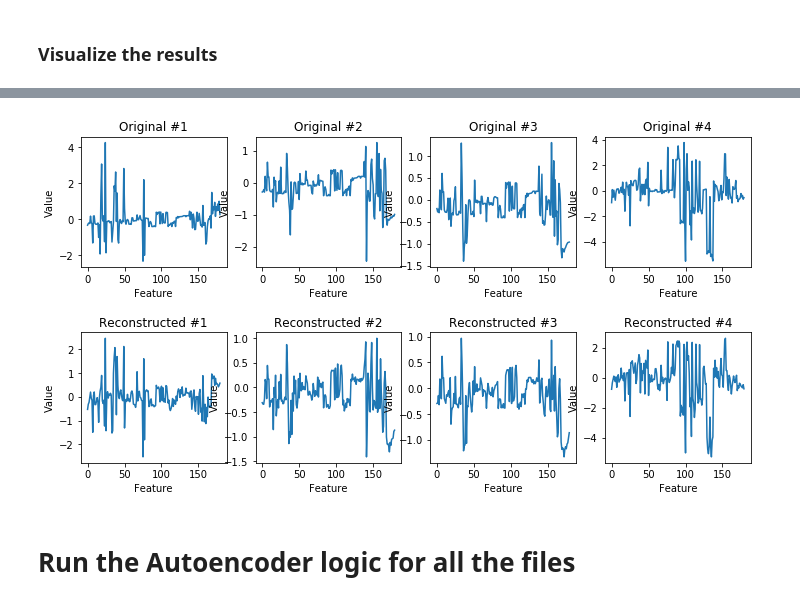
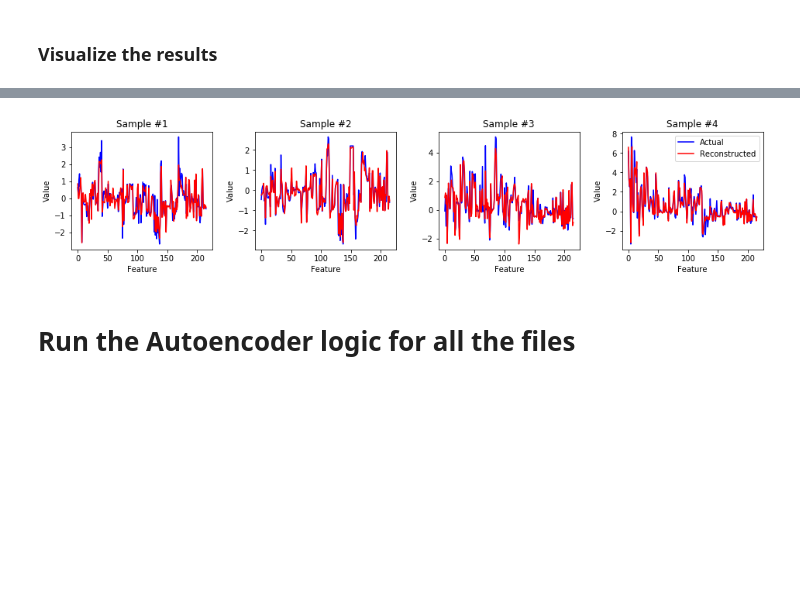
Before and after one commit to flejarza/ActGraph, a Jupyter notebook: autoencoders/extrasensory_AE_v2.ipynb, the cells around one changed output, grey strips where cells are left out. Cells and saved outputs as stored; diff of their text form; code cells hidden in the pictures; blank space fills up the shorter version.

```diff
--- a/autoencoders/extrasensory_AE_v2.ipynb
+++ b/autoencoders/extrasensory_AE_v2.ipynb
@@ -264,6 +302,6 @@ plt.figure(figsize = (13,6))
 plt.title('Normalized data')
 for i in range(4):
     ax = plt.subplot(1,4,i+1)
-    row_i = norm_sensor_data.iloc[i,:].to_numpy().reshape(12,15)
+    row_i = norm_sensor_data.iloc[i,:].to_numpy().reshape(9,24)
     plt.imshow(row_i)
 # %% [output]
@@ -446,9 +449,9 @@ device = torch.device("cuda" if torch.cuda.is_available() else "cpu")
 # %% [markdown]
 ### Define the input shape
 # %%
-input_shape = 180
-input_shape_s1 = 12
-input_shape_s2 = 15
+input_shape = 216
+input_shape_s1 = 9
+input_shape_s2 = 24
 # %% [markdown]
 ### Create an autoencoder instance
 # %%
@@ -536,12 +536,13 @@ epoch : 20/20, loss = 0.122029
 ### Visualize how loss changes with # of epochs for training data
 # %%
 fig = plt.figure()
-ax1 = fig.add_subplot(111)
 fig.tight_layout()
-ax1.plot(loss_results)
+plt.plot(loss_results)
 plt.xticks([x for x in range(20)])
 plt.xlabel("Number of Epochs")
 plt.ylabel("Average loss for the epoch")
-plt.title("Loss v. Epoch")
+# plt.title("Loss v. Epoch")
+plt.xticks(np.arange(0,41,5))
+plt.savefig('loss_per_epoch.png')
 plt.show()
 # %% [output]
@@ -568,7 +569,7 @@ torch.Size([20, 180])
 # %%
 with torch.no_grad():
     number = 4
-    plt.figure(figsize=(12, 6))
+    plt.figure(figsize=(15, 4))
     for index in range(number):
 
         # display original
@@ -584,4 +585,6 @@ with torch.no_grad():
         plt.title('Reconstructed #' + str(index + 1))
         ax.get_xaxis().set_visible(False)
         ax.get_yaxis().set_visible(False)
+
+plt.savefig('autoencoder_reconstruction')
 # %% [output]
@@ -589,30 +592,36 @@ with torch.no_grad():
 # %%
 t = [i for i in range(input_shape)]
 count = 0
 with torch.no_grad():
     number = 4
-    fig, axes = plt.subplots(2, number, figsize=(12, 6))
-    fig.subplots_adjust(left=None, bottom=None, right=None, top=None, wspace=None, hspace=0.5)
+    fig, axes = plt.subplots(1, number, figsize=(16, 7))
+    fig.subplots_adjust(left=None, bottom=None, right=None, top=None, wspace=0.3, hspace=0.5)
     for index in range(number):
         # display original
         ax = plt.subplot(2, number, index + 1)
         sensor_read = test_examples[index].numpy().reshape(input_shape, 1)
-        plt.title('Original #' + str(index + 1))
+        plt.title('Sample #' + str(index + 1))
         plt.xlabel('Feature')
         plt.ylabel('Value')
         plt.subplot(ax)
-        plt.plot(t, sensor_read, label = 'Actual')
+        plt.plot(t, sensor_read, color = 'b',  label = 'Actual')
 
-        # display reconstructed
-        ax2 = plt.subplot(2, number, index + 1 + number)
         sensor_read_rec = reconstruction[index].numpy().reshape(input_shape, 1)
-        plt.title('Reconstructed #' + str(index + 1))
-        plt.xlabel('Feature')
-        plt.ylabel('Value')
-        plt.subplot(ax2)
-        plt.plot(t, sensor_read_rec, label = 'Reconstructed');
+        plt.plot(t, sensor_read_rec, color = 'r', label = 'Reconstructed');
+
+plt.legend(loc = 'best')
+plt.savefig('autoencoder_reconstruction_sensor_signal')
+
+#         # display reconstructed
+#         ax2 = plt.subplot(2, number, index + 1 + number)
+#         sensor_read_rec = reconstruction[index].numpy().reshape(input_shape, 1)
+#         plt.title('Reconstructed #' + str(index + 1))
+#         plt.xlabel('Feature')
+#         plt.ylabel('Value')
+#         plt.subplot(ax2)
+#         plt.plot(t, sensor_read_rec, label = 'Reconstructed');
 # %% [output]
-[figure, old version]
+[figure, new version]
 # %% [markdown]
 # Run the Autoencoder logic for all the files
 # %%
```
Also changed, not shown: parts of 13 cells of this notebook, 3 other files.
